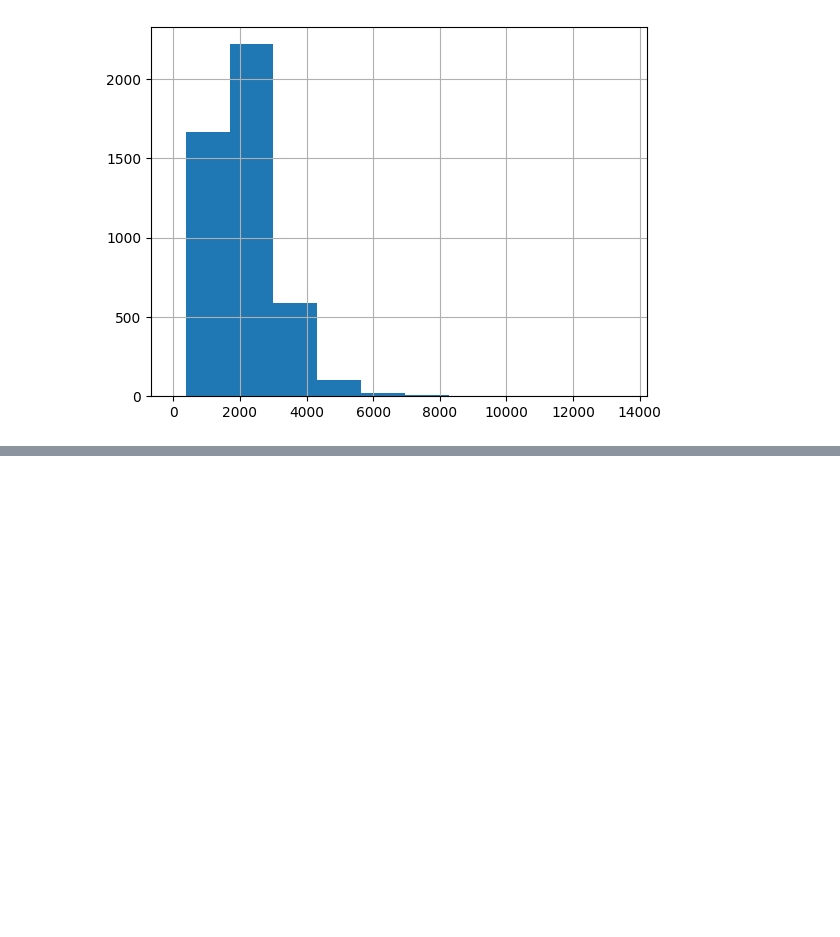
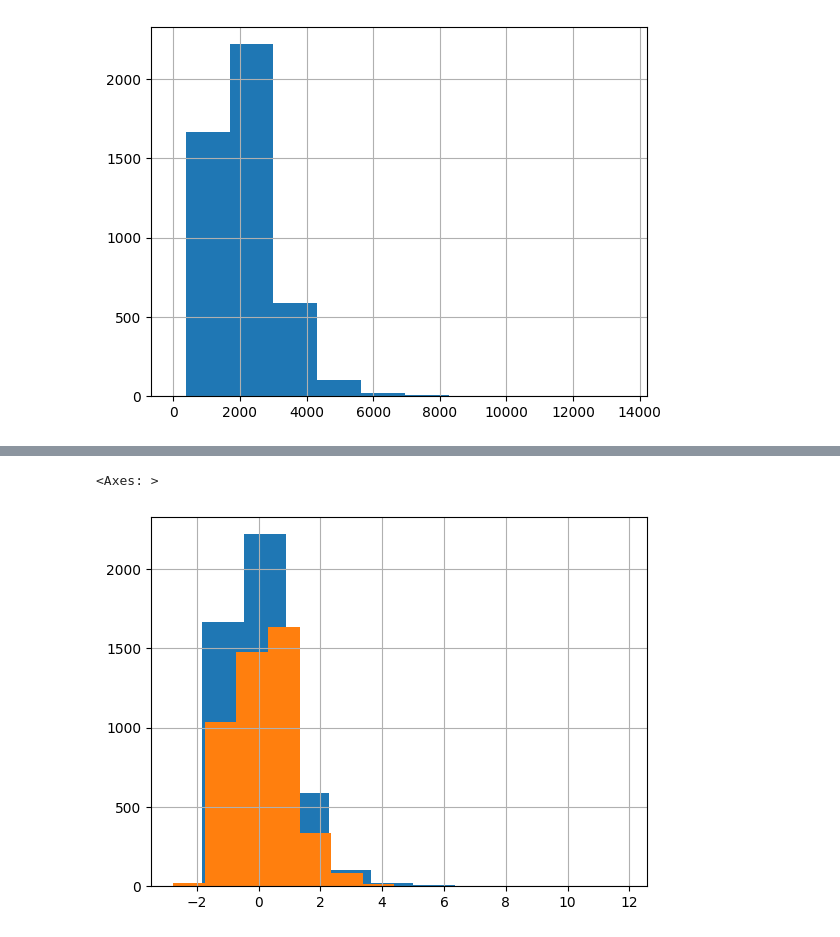
Before and after one commit to KelvynAmaral/RealEstate-Regression, a Jupyter notebook: imobiliaria.ipynb, the cells around one changed output, grey strips where cells are left out. Drawn from its saved outputs; the diff is of its cells as text; code cells hidden in the pictures; blank space fills up the shorter version.

Commit message:
Padronizando os dados com Sklearn StandardScaler

```diff
--- a/imobiliaria.ipynb
+++ b/imobiliaria.ipynb
@@ -73,0 +88,5 @@ Visto que não e possivel ter uma visualização adequada dos dados, entemdemos
+# %%
+# Padronizando os dados
+
+scaler = StandardScaler()
+x_std = scaler.fit_transform(x)
@@ -73,0 +103,8 @@ Visto que não e possivel ter uma visualização adequada dos dados, entemdemos
+# %%
+# Histograma dos dados padronizados
+x_std = pd.DataFrame(x_std, columns=['sqft_living', 'bathrooms'])
+x_std.sqft_living.hist()
+x_std.bathrooms.hist()
+# %% [output]
+<Axes: >
+[figure, added]
```
Also changed, not shown: parts of 7 cells of this notebook.
